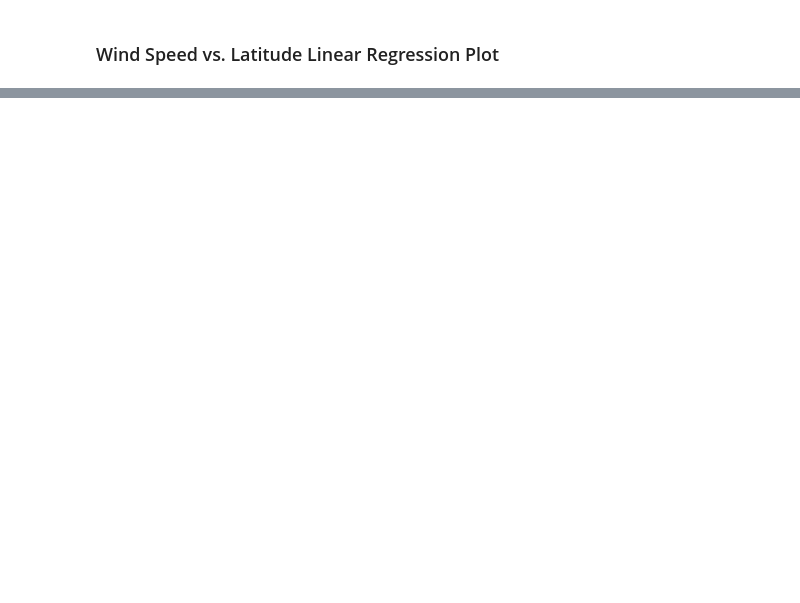
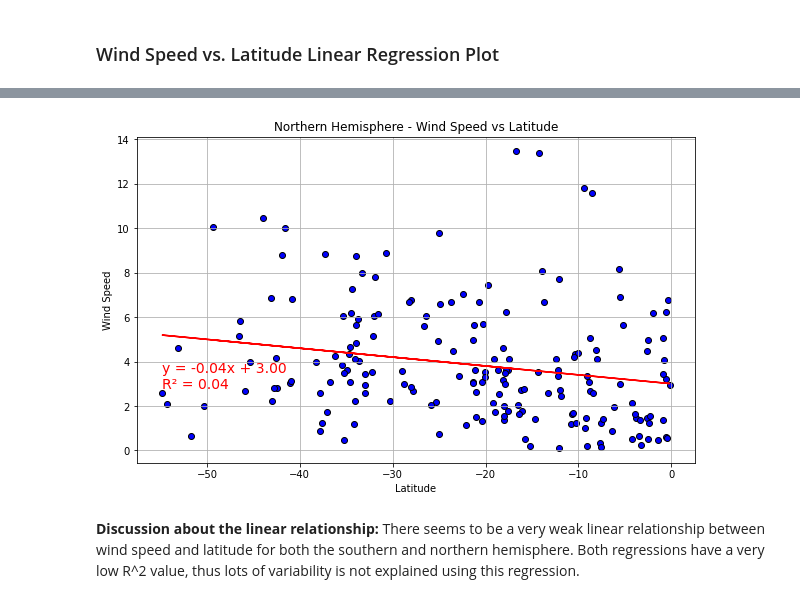
Before and after one commit to jayparikh1998/UofT-Bootcamp, a Jupyter notebook: python_api_challenge/starter_code/WeatherPy.ipynb, the cells around one changed output, grey strips where cells are left out. Cells and saved outputs as stored; diff of their text form; code cells hidden in the pictures; blank space fills up the shorter version.

```diff
--- a/python_api_challenge/starter_code/WeatherPy.ipynb
+++ b/python_api_challenge/starter_code/WeatherPy.ipynb
@@ -386,0 +394,9 @@ plot_linear_regression(southern_hemi_df['Lat'], southern_hemi_df['Humidity'],
+# %%
+# Southern Hemisphere
+plot_linear_regression(southern_hemi_df['Lat'], southern_hemi_df['Wind Speed'],
+                       'Latitude', 'Wind Speed',
+                       'Northern Hemisphere - Wind Speed vs Latitude')
+# %% [output]
+[figure, added]
+# %% [markdown]
+**Discussion about the linear relationship:** There seems to be a very weak linear relationship between wind speed and latitude for both the southern and northern hemisphere. Both regressions have a very low R^2 value, thus lots of variability is not explained using this regression.
```
Also changed, not shown: parts of 12 cells of this notebook.
